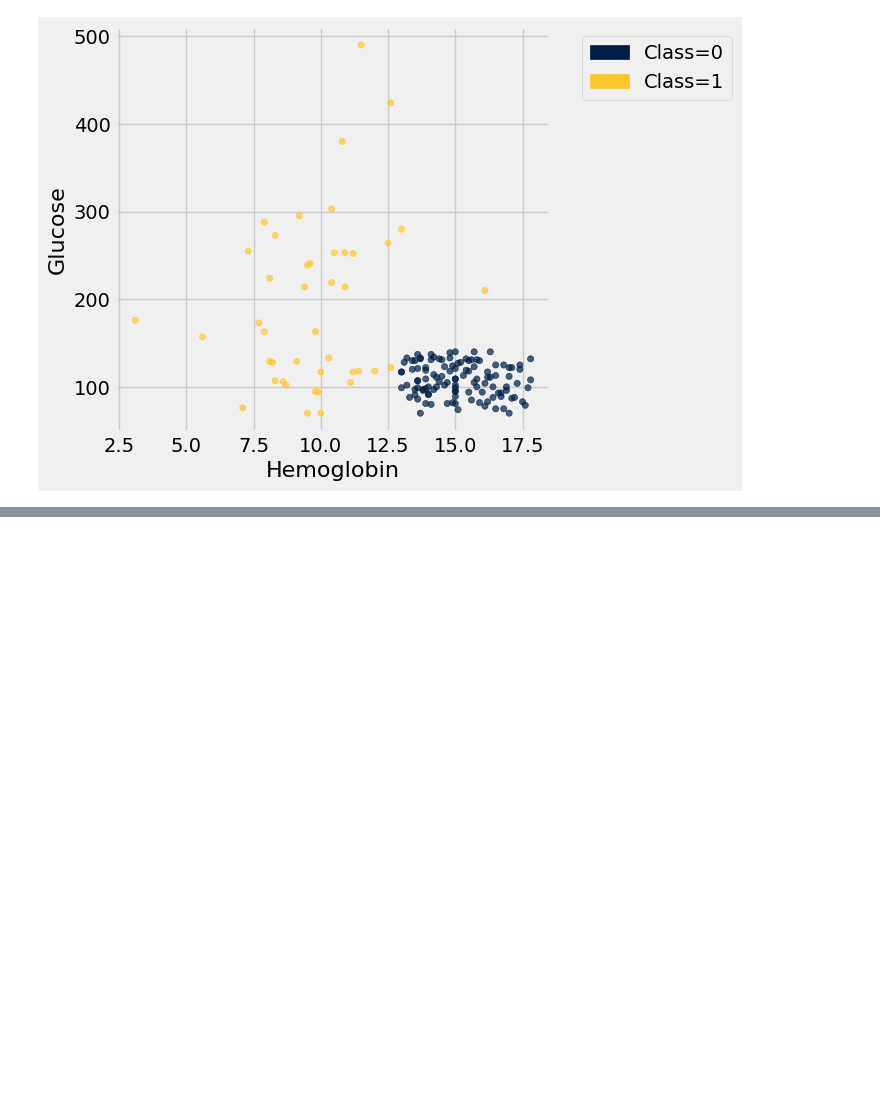
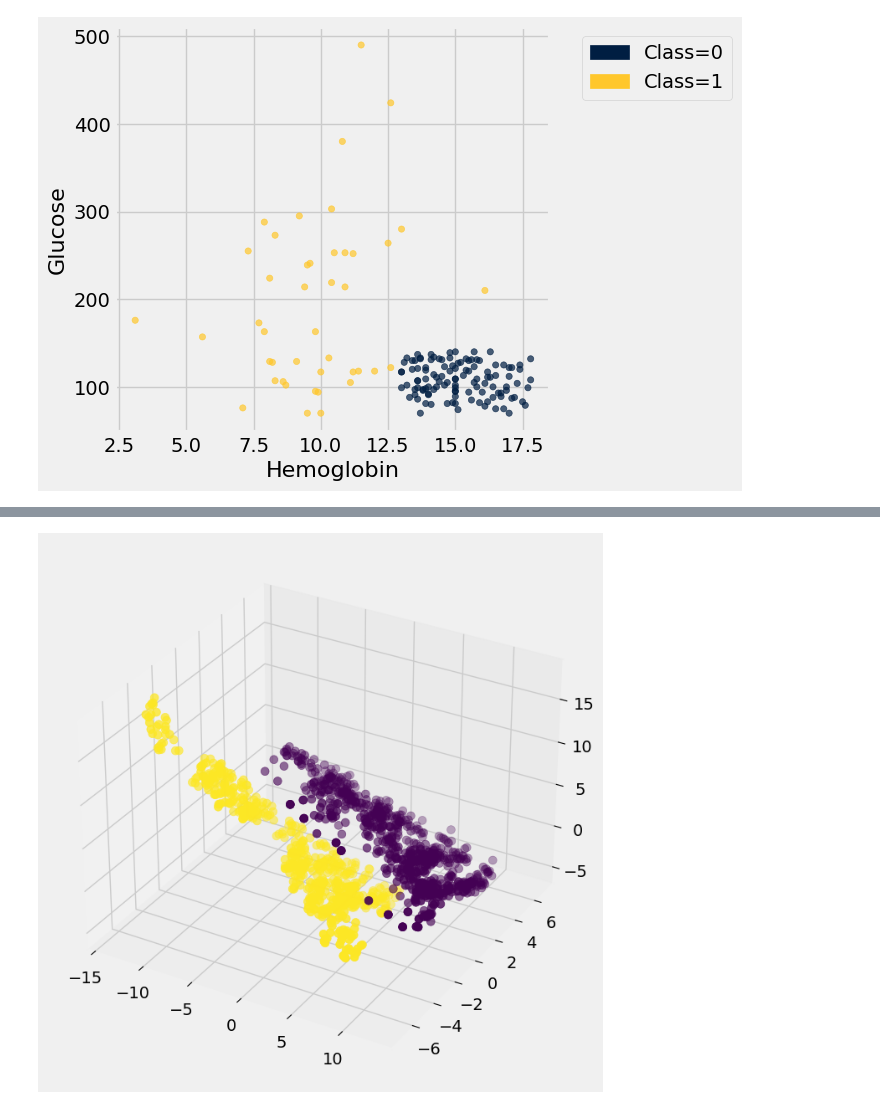
Before and after one commit to ciretorres/python, a Jupyter notebook: data8.3x/week4/sec08_classification.ipynb, the cells around one changed output, grey strips where cells are left out. Cells and saved outputs as stored; diff of their text form; code cells hidden in the pictures; blank space fills up the shorter version.

```diff
--- a/data8.3x/week4/sec08_classification.ipynb
+++ b/data8.3x/week4/sec08_classification.ipynb
@@ -33,0 +58,10 @@ ckd.scatter('Hemoglobin', 'Glucose', group='Class')
+# %%
+ax = plots.figure(figsize=(8,8)).add_subplot(111, projection='3d')
+ax.scatter(banknotes.column('WaveletSkew'),
+           banknotes.column('WaveletVar'),
+           banknotes.column('WaveletCurt'),
+           c=banknotes.column('Class'),
+           cmap='viridis',
+           s=50);
+# %% [output]
+[figure, added]
```
Also changed, not shown: parts of 3 cells of this notebook.
